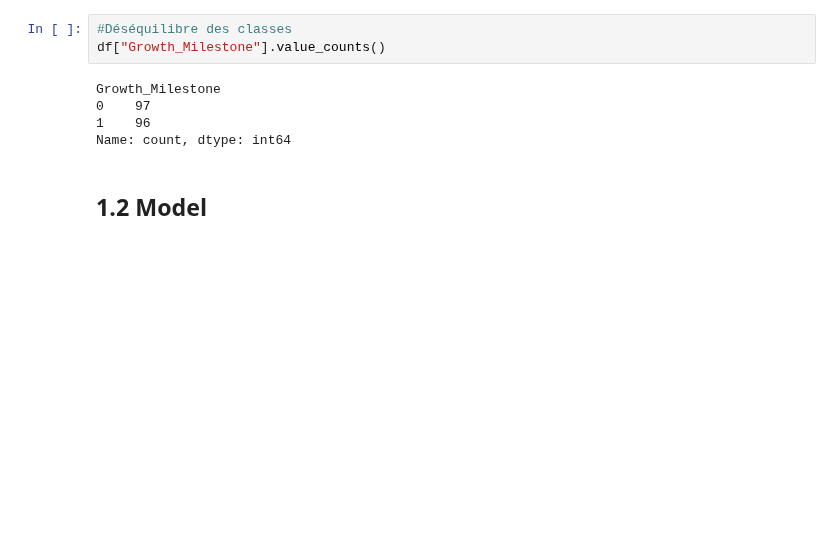
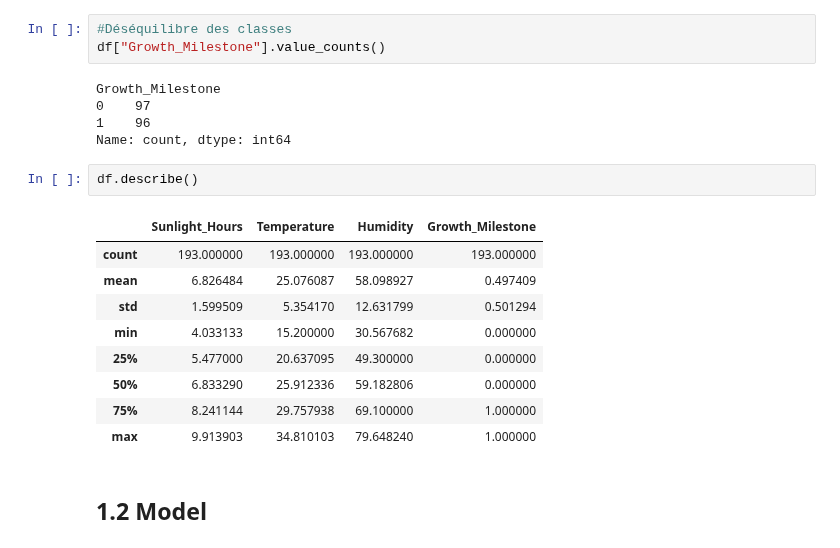
Before and after one commit to OlborEgamorf/WePlant_25.5, a Jupyter notebook: Modeles/Prédiction_vie_model.ipynb, the cells around one changed output. Saved outputs shown, nothing was run; the diff lists cells and outputs as text; blank space fills up the shorter version.

```diff
--- a/Modeles/Prédiction_vie_model.ipynb
+++ b/Modeles/Prédiction_vie_model.ipynb
@@ -42,6 +42,18 @@ Growth_Milestone
 0    97
 1    96
 Name: count, dtype: int64
+# %%
+df.describe()
+# %% [output]
+|  | Sunlight_Hours | Temperature | Humidity | Growth_Milestone |
+| count | 193.000000 | 193.000000 | 193.000000 | 193.000000 |
+| mean | 6.826484 | 25.076087 | 58.098927 | 0.497409 |
+| std | 1.599509 | 5.354170 | 12.631799 | 0.501294 |
+| min | 4.033133 | 15.200000 | 30.567682 | 0.000000 |
+| 25% | 5.477000 | 20.637095 | 49.300000 | 0.000000 |
+| 50% | 6.833290 | 25.912336 | 59.182806 | 0.000000 |
+| 75% | 8.241144 | 29.757938 | 69.100000 | 1.000000 |
+| max | 9.913903 | 34.810103 | 79.648240 | 1.000000 |
 # %% [markdown]
 ## 1.2 Model
 # %%
```
Also changed, not shown: 2 other files.
